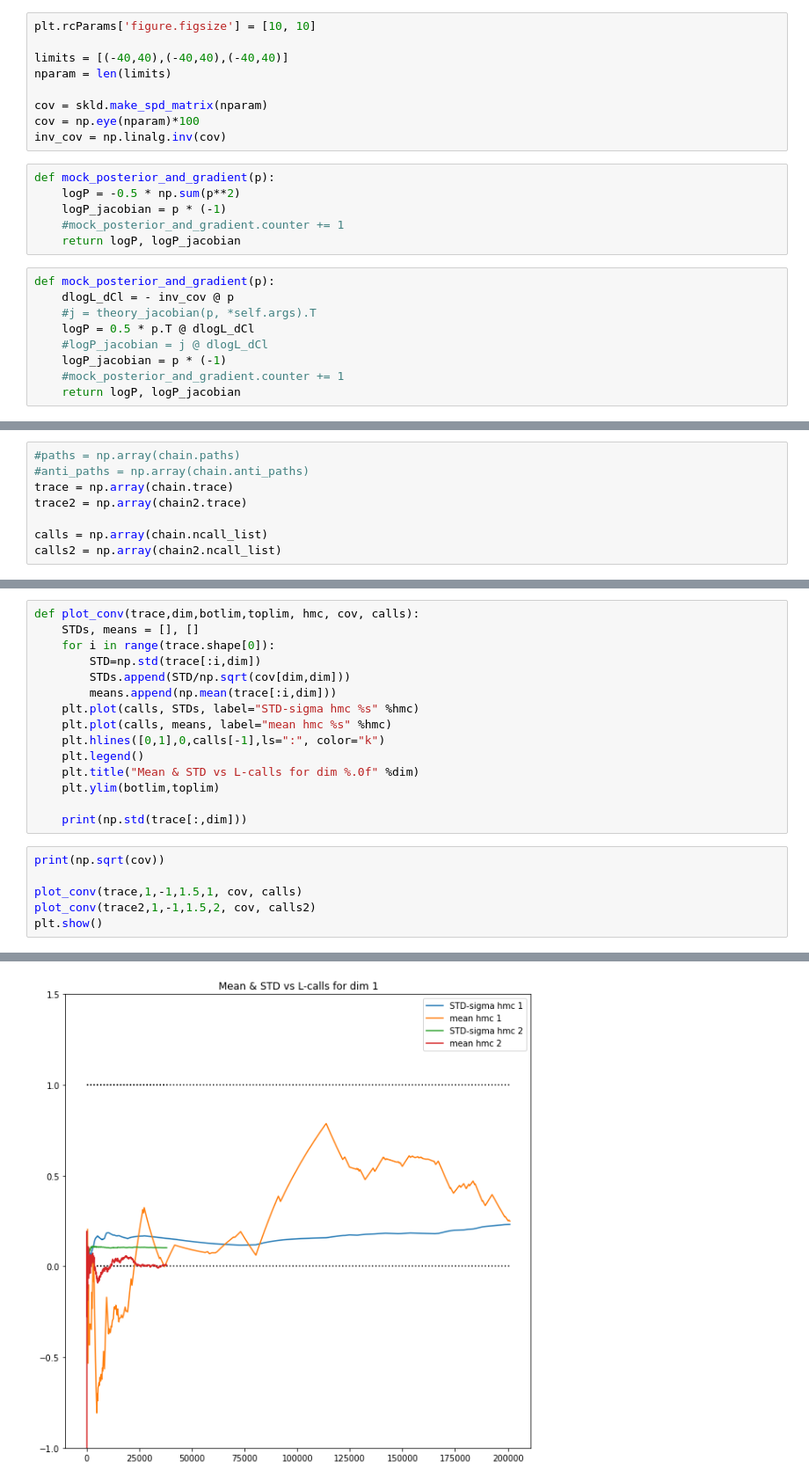
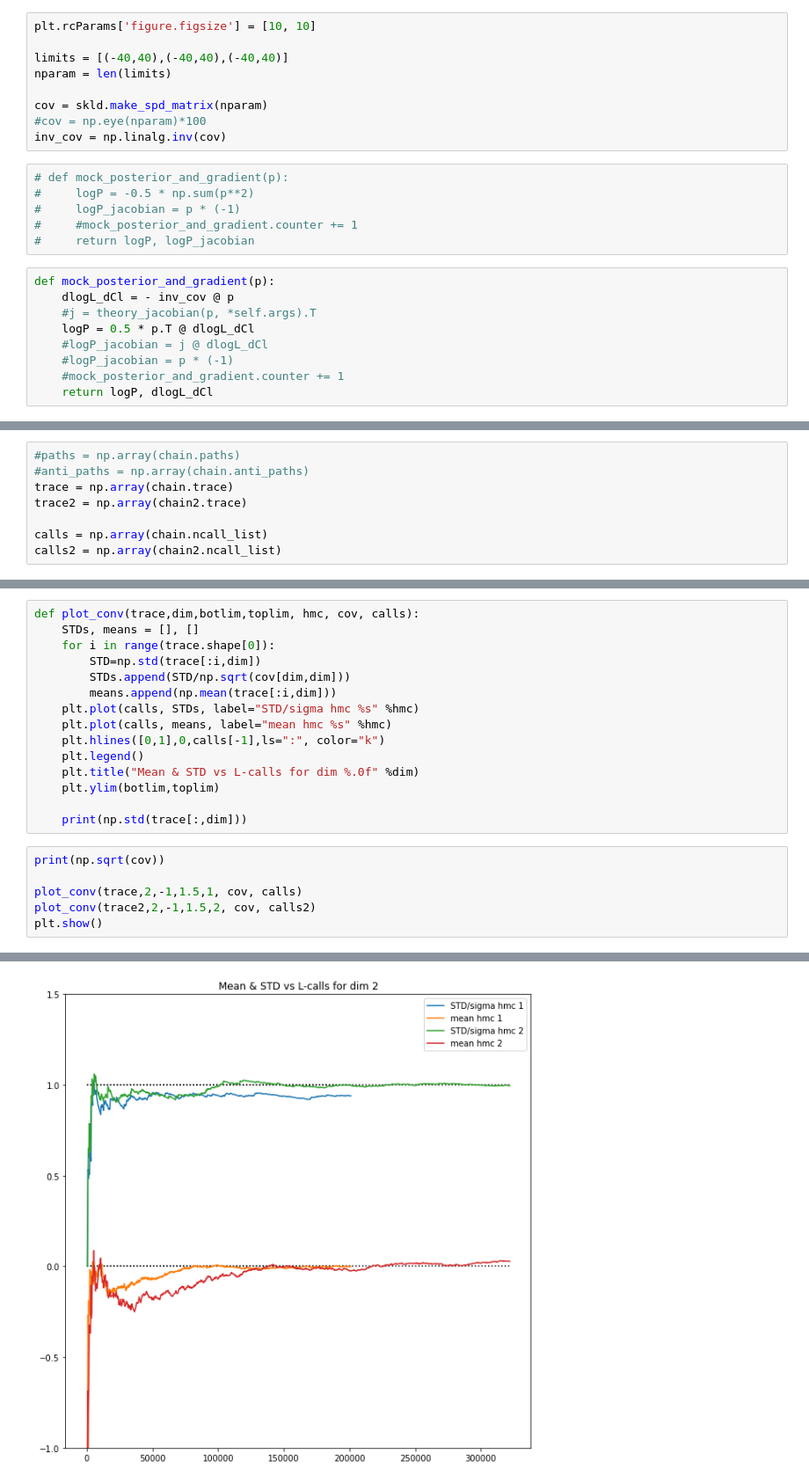
Before and after one commit to Orion-51/jax-cosmo-paper, a Jupyter notebook: notebooks/rhys_v2.ipynb, the cells around one changed output, grey strips where cells are left out. Shown: that part at 88% size. Saved outputs shown, nothing was run; the diff lists cells and outputs as text.

```diff
--- a/notebooks/rhys_v2.ipynb
+++ b/notebooks/rhys_v2.ipynb
@@ -14,23 +14,23 @@ limits = [(-40,40),(-40,40),(-40,40)]
 nparam = len(limits)
 
 cov = skld.make_spd_matrix(nparam)
-cov = np.eye(nparam)*100
+#cov = np.eye(nparam)*100
 inv_cov = np.linalg.inv(cov)
 # %%
-def mock_posterior_and_gradient(p):
-    logP = -0.5 * np.sum(p**2)
-    logP_jacobian = p * (-1)
-    #mock_posterior_and_gradient.counter += 1
-    return logP, logP_jacobian
+# def mock_posterior_and_gradient(p):
+#     logP = -0.5 * np.sum(p**2)
+#     logP_jacobian = p * (-1)
+#     #mock_posterior_and_gradient.counter += 1
+#     return logP, logP_jacobian
 # %%
 def mock_posterior_and_gradient(p):
     dlogL_dCl = - inv_cov @ p
     #j = theory_jacobian(p, *self.args).T
     logP = 0.5 * p.T @ dlogL_dCl
     #logP_jacobian = j @ dlogL_dCl
-    logP_jacobian = p * (-1)
+    #logP_jacobian = p * (-1)
     #mock_posterior_and_gradient.counter += 1
-    return logP, logP_jacobian
+    return logP, dlogL_dCl
 # %%
 def run_hmc(n_it, filebase, epsilon, hmc, spit, cov):
     #rank = 5
@@ -114,7 +114,7 @@ def plot_conv(trace,dim,botlim,toplim, hmc, cov, calls):
         STD=np.std(trace[:i,dim])
         STDs.append(STD/np.sqrt(cov[dim,dim]))
         means.append(np.mean(trace[:i,dim]))
-    plt.plot(calls, STDs, label="STD-sigma hmc %s" %hmc)
+    plt.plot(calls, STDs, label="STD/sigma hmc %s" %hmc)
     plt.plot(calls, means, label="mean hmc %s" %hmc)
     plt.hlines([0,1],0,calls[-1],ls=":", color="k")
     plt.legend()
@@ -125,7 +125,7 @@ def plot_conv(trace,dim,botlim,toplim, hmc, cov, calls):
 # %%
 print(np.sqrt(cov))
 
-plot_conv(trace,1,-1,1.5,1, cov, calls)
-plot_conv(trace2,1,-1,1.5,2, cov, calls2)
+plot_conv(trace,2,-1,1.5,1, cov, calls)
+plot_conv(trace2,2,-1,1.5,2, cov, calls2)
 plt.show()
 # %% [output]
@@ -137 +137 @@ plt.show()
-[figure, old version]
+[figure, new version]
```
Also changed, not shown: parts of 3 cells of this notebook, 1 other file.
